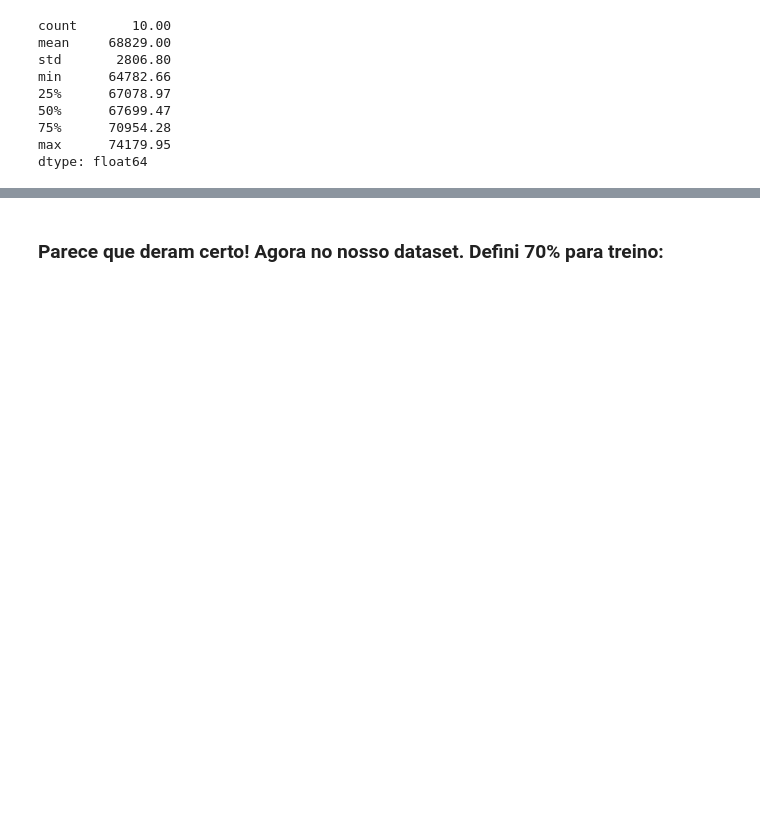
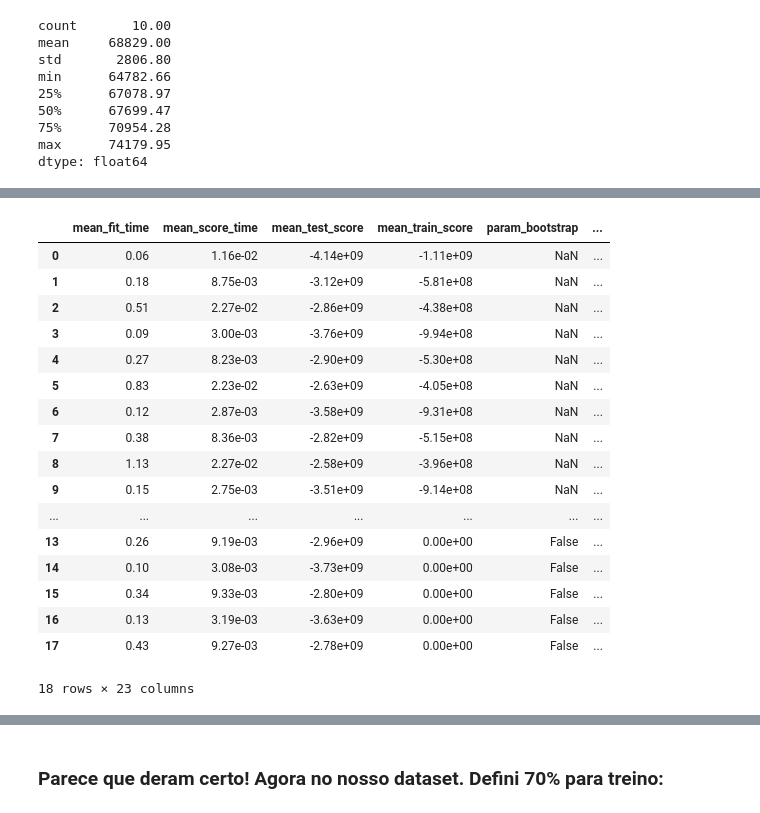
Before and after one commit to marcelomiky/python_code, a Jupyter notebook: scikit-learn/tcc/california-housing-prices.ipynb, the cells around one changed output, grey strips where cells are left out. Saved outputs shown, nothing was run; the diff lists cells and outputs as text; code cells hidden in the pictures; blank space fills up the shorter version.

```diff
--- a/scikit-learn/tcc/california-housing-prices.ipynb
+++ b/scikit-learn/tcc/california-housing-prices.ipynb
@@ -1176,0 +1275,5 @@ Mas antes, vamos experimentar outros modelos de várias categorias de algoritmos
+# %%
+from sklearn.ensemble import RandomForestRegressor
+
+forest_reg = RandomForestRegressor(random_state=42)
+forest_reg.fit(housing_prepared, df_labels)
@@ -1187,3 +1317,12 @@ min      64782.66
 75%      70954.28
 max      74179.95
 dtype: float64
+# %%
+from sklearn.svm import SVR
+
+svm_reg = SVR(kernel="linear")
+svm_reg.fit(housing_prepared, df_labels)
+housing_predictions = svm_reg.predict(housing_prepared)
+svm_mse = mean_squared_error(df_labels, housing_predictions)
+svm_rmse = np.sqrt(svm_mse)
+svm_rmse
@@ -1189,0 +1331,16 @@ dtype: float64
+# %%
+from sklearn.model_selection import GridSearchCV
+
+param_grid = [
+    # entendo 12 (3×4) combinações dos hyperparâmetros
+    {'n_estimators': [3, 10, 30], 'max_features': [2, 4, 6, 8]},
+    # e agora com 6 (2×3) combinações com o bootstrap setado como Falso
+    {'bootstrap': [False], 'n_estimators': [3, 10], 'max_features': [2, 3, 4]},
+  ]
+
+forest_reg = RandomForestRegressor(random_state=42)
+
+# treino em 5 vezes, num total de (12 + 6) * 5 = 90 rodadas de treino
+grid_search = GridSearchCV(forest_reg, param_grid, cv=5,
+                           scoring='neg_mean_squared_error')
+grid_search.fit(housing_prepared, df_labels)
@@ -1189,0 +1398,21 @@ dtype: float64
+# %%
+pd.DataFrame(grid_search.cv_results_)
+# %% [output]
+|  | mean_fit_time | mean_score_time | mean_test_score | mean_train_score | param_bootstrap | ... |
+| 0 | 0.06 | 1.16e-02 | -4.14e+09 | -1.11e+09 | NaN | ... |
+| 1 | 0.18 | 8.75e-03 | -3.12e+09 | -5.81e+08 | NaN | ... |
+| 2 | 0.51 | 2.27e-02 | -2.86e+09 | -4.38e+08 | NaN | ... |
+| 3 | 0.09 | 3.00e-03 | -3.76e+09 | -9.94e+08 | NaN | ... |
+| 4 | 0.27 | 8.23e-03 | -2.90e+09 | -5.30e+08 | NaN | ... |
+| 5 | 0.83 | 2.23e-02 | -2.63e+09 | -4.05e+08 | NaN | ... |
+| 6 | 0.12 | 2.87e-03 | -3.58e+09 | -9.31e+08 | NaN | ... |
+| 7 | 0.38 | 8.36e-03 | -2.82e+09 | -5.15e+08 | NaN | ... |
+| 8 | 1.13 | 2.27e-02 | -2.58e+09 | -3.96e+08 | NaN | ... |
+| 9 | 0.15 | 2.75e-03 | -3.51e+09 | -9.14e+08 | NaN | ... |
+| ... | ... | ... | ... | ... | ... | ... |
+| 13 | 0.26 | 9.19e-03 | -2.96e+09 | 0.00e+00 | False | ... |
+| 14 | 0.10 | 3.08e-03 | -3.73e+09 | 0.00e+00 | False | ... |
+| 15 | 0.34 | 9.33e-03 | -2.80e+09 | 0.00e+00 | False | ... |
+| 16 | 0.13 | 3.19e-03 | -3.63e+09 | 0.00e+00 | False | ... |
+| 17 | 0.43 | 9.27e-03 | -2.78e+09 | 0.00e+00 | False | ... |
+18 rows × 23 columns
```
Also changed, not shown: parts of 67 cells of this notebook.
